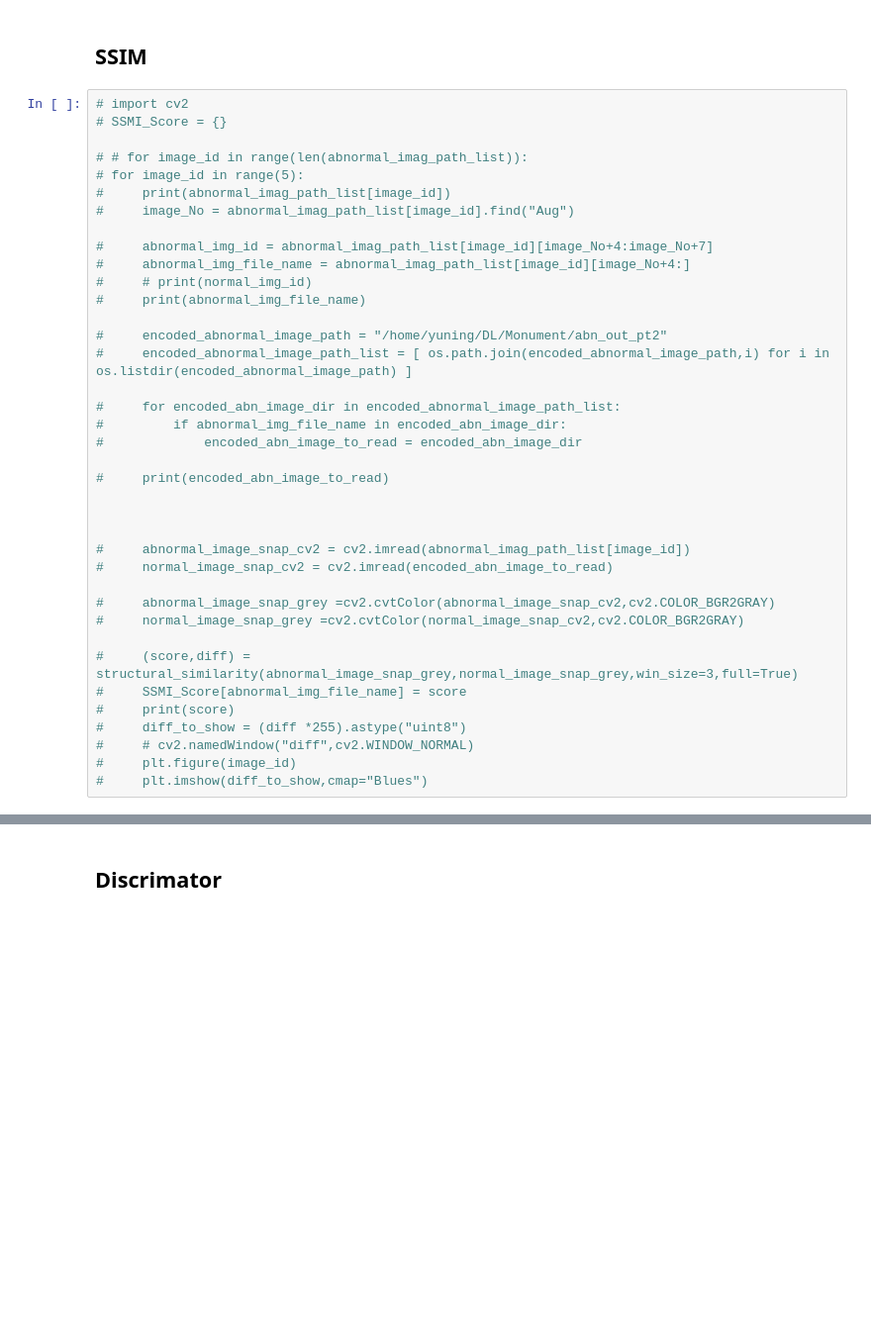
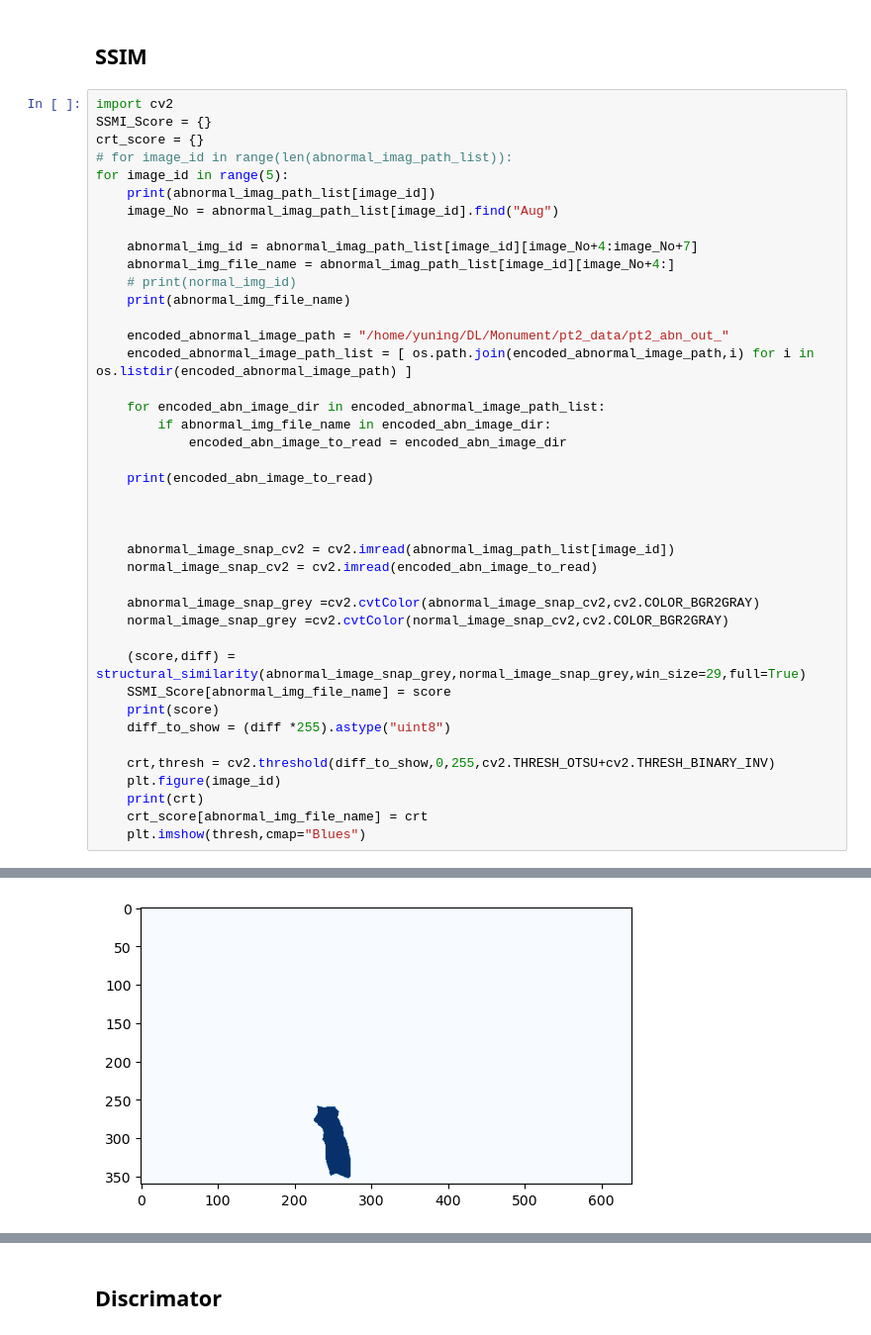
Before and after one commit to Fantasy98/Torch_monument, a Jupyter notebook: assessment.ipynb, the cells around one changed output, grey strips where cells are left out. Shown: that part at 99% size. Cells and saved outputs as stored; diff of their text form; blank space fills up the shorter version.

```diff
--- a/assessment.ipynb
+++ b/assessment.ipynb
@@ -76,40 +79,44 @@ All images have been encoded
 # %% [markdown]
 ## SSIM
 # %%
-# import cv2
-# SSMI_Score = {}
+import cv2
+SSMI_Score = {}
+crt_score = {}
+# for image_id in range(len(abnormal_imag_path_list)):
+for image_id in range(5):
+    print(abnormal_imag_path_list[image_id])
+    image_No = abnormal_imag_path_list[image_id].find("Aug")
 
-# # for image_id in range(len(abnormal_imag_path_list)):
-# for image_id in range(5):
-#     print(abnormal_imag_path_list[image_id])
-#     image_No = abnormal_imag_path_list[image_id].find("Aug")
+    abnormal_img_id = abnormal_imag_path_list[image_id][image_No+4:image_No+7]
+    abnormal_img_file_name = abnormal_imag_path_list[image_id][image_No+4:]
+    # print(normal_img_id)
+    print(abnormal_img_file_name)
 
-#     abnormal_img_id = abnormal_imag_path_list[image_id][image_No+4:image_No+7]
-#     abnormal_img_file_name = abnormal_imag_path_list[image_id][image_No+4:]
-#     # print(normal_img_id)
-#     print(abnormal_img_file_name)
+    encoded_abnormal_image_path = "/home/yuning/DL/Monument/pt2_data/pt2_abn_out_"
+    encoded_abnormal_image_path_list = [ os.path.join(encoded_abnormal_image_path,i) for i in os.listdir(encoded_abnormal_image_path) ]
 
-#     encoded_abnormal_image_path = "/home/yuning/DL/Monument/abn_out_pt2"
-#     encoded_abnormal_image_path_list = [ os.path.join(encoded_abnormal_image_path,i) for i in os.listdir(encoded_abnormal_image_path) ]
+    for encoded_abn_image_dir in encoded_abnormal_image_path_list:
+        if abnormal_img_file_name in encoded_abn_image_dir:
+            encoded_abn_image_to_read = encoded_abn_image_dir
 
-#     for encoded_abn_image_dir in encoded_abnormal_image_path_list:
-#         if abnormal_img_file_name in encoded_abn_image_dir:
-#             encoded_abn_image_to_read = encoded_abn_image_dir
-
-#     print(encoded_abn_image_to_read)
+    print(encoded_abn_image_to_read)
 
 
 
-#     abnormal_image_snap_cv2 = cv2.imread(abnormal_imag_path_list[image_id])
-#     normal_image_snap_cv2 = cv2.imread(encoded_abn_image_to_read)
+    abnormal_image_snap_cv2 = cv2.imread(abnormal_imag_path_list[image_id])
+    normal_image_snap_cv2 = cv2.imread(encoded_abn_image_to_read)
 
-#     abnormal_image_snap_grey =cv2.cvtColor(abnormal_image_snap_cv2,cv2.COLOR_BGR2GRAY)
-#     normal_image_snap_grey =cv2.cvtColor(normal_image_snap_cv2,cv2.COLOR_BGR2GRAY)
+    abnormal_image_snap_grey =cv2.cvtColor(abnormal_image_snap_cv2,cv2.COLOR_BGR2GRAY)
+    normal_image_snap_grey =cv2.cvtColor(normal_image_snap_cv2,cv2.COLOR_BGR2GRAY)
 
-#     (score,diff) = structural_similarity(abnormal_image_snap_grey,normal_image_snap_grey,win_size=3,full=True)
-#     SSMI_Score[abnormal_img_file_name] = score
-#     print(score)
-#     diff_to_show = (diff *255).astype("uint8")
-#     # cv2.namedWindow("diff",cv2.WINDOW_NORMAL)
-#     plt.figure(image_id)
-#     plt.imshow(diff_to_show,cmap="Blues")
+    (score,diff) = structural_similarity(abnormal_image_snap_grey,normal_image_snap_grey,win_size=29,full=True)
+    SSMI_Score[abnormal_img_file_name] = score
+    print(score)
+    diff_to_show = (diff *255).astype("uint8")
+
+    crt,thresh = cv2.threshold(diff_to_show,0,255,cv2.THRESH_OTSU+cv2.THRESH_BINARY_INV)
+    plt.figure(image_id)
+    print(crt)
+    crt_score[abnormal_img_file_name] = crt
+    plt.imshow(thresh,cmap="Blues")
+# %% [output]
@@ -115,0 +140 @@ All images have been encoded
+[figure, added]
```
Also changed, not shown: parts of 8 cells of this notebook, 1 other file.
